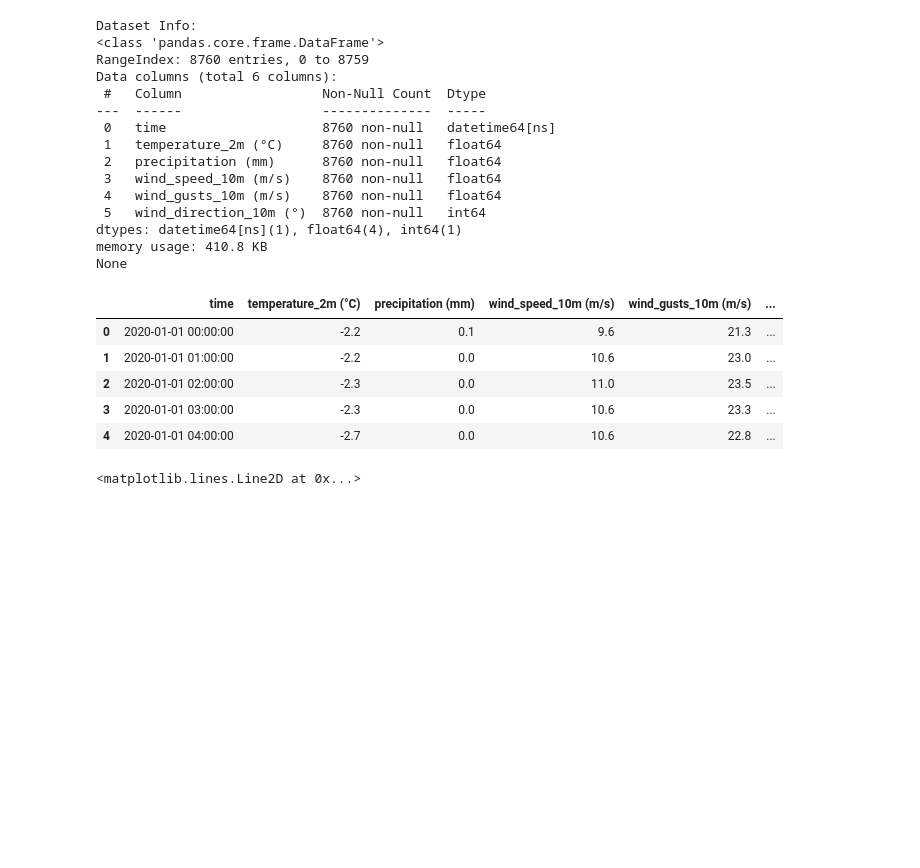
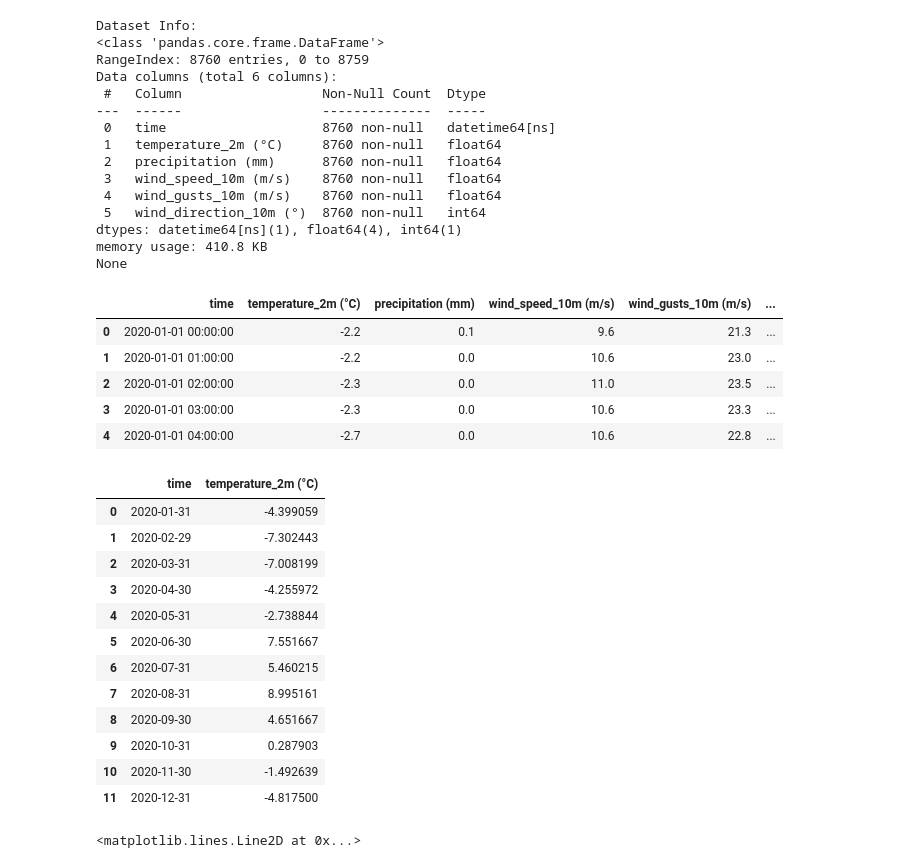
Before and after one commit to esksko/IND320-assignments-esksko, a Jupyter notebook: jupyter/assignment_1.ipynb, the cells around one changed output. Saved outputs shown, nothing was run; the diff lists cells and outputs as text; code cells hidden in the pictures; blank space fills up the shorter version.

```diff
--- a/jupyter/assignment_1.ipynb
+++ b/jupyter/assignment_1.ipynb
@@ -72,21 +72,37 @@ None
 # %%
 # Ensure time is index
 df = df.set_index("time")
 
 # Daily mean temperature
 daily_mean_temp = df["temperature_2m (°C)"].resample("D").mean().to_frame().reset_index()
 
 # Monthly mean temperature
 monthly_mean_temp = df["temperature_2m (°C)"].resample("M").mean().to_frame().reset_index()
 
 # Monthly total precipitation
 monthly_precip = df["precipitation (mm)"].resample("M").sum().to_frame().reset_index()
 
 # Daily mean wind speed
 monthly_mean_wind = df["wind_speed_10m (m/s)"].resample("M").mean().to_frame().reset_index()
 
 # Monthly average wind gusts
 monthly_mean_wind_gusts = df["wind_gusts_10m (m/s)"].resample("M").mean().to_frame().reset_index()
+
+monthly_mean_temp.head(12)
+# %% [output]
+|  | time | temperature_2m (°C) |
+| 0 | 2020-01-31 | -4.399059 |
+| 1 | 2020-02-29 | -7.302443 |
+| 2 | 2020-03-31 | -7.008199 |
+| 3 | 2020-04-30 | -4.255972 |
+| 4 | 2020-05-31 | -2.738844 |
+| 5 | 2020-06-30 | 7.551667 |
+| 6 | 2020-07-31 | 5.460215 |
+| 7 | 2020-08-31 | 8.995161 |
+| 8 | 2020-09-30 | 4.651667 |
+| 9 | 2020-10-31 | 0.287903 |
+| 10 | 2020-11-30 | -1.492639 |
+| 11 | 2020-12-31 | -4.817500 |
 # %%
 # Plotting temperature_2m (°C)
 plt.figure(figsize=(16, 6))
```
Also changed, not shown: 4 other files.
